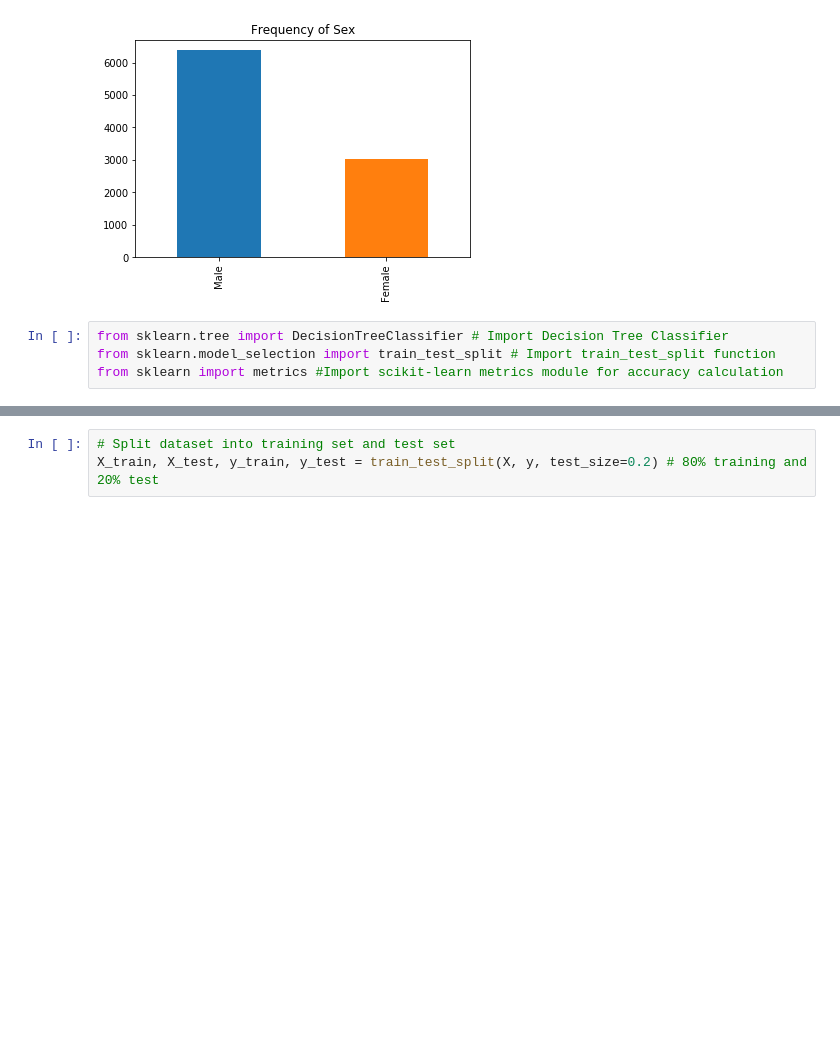
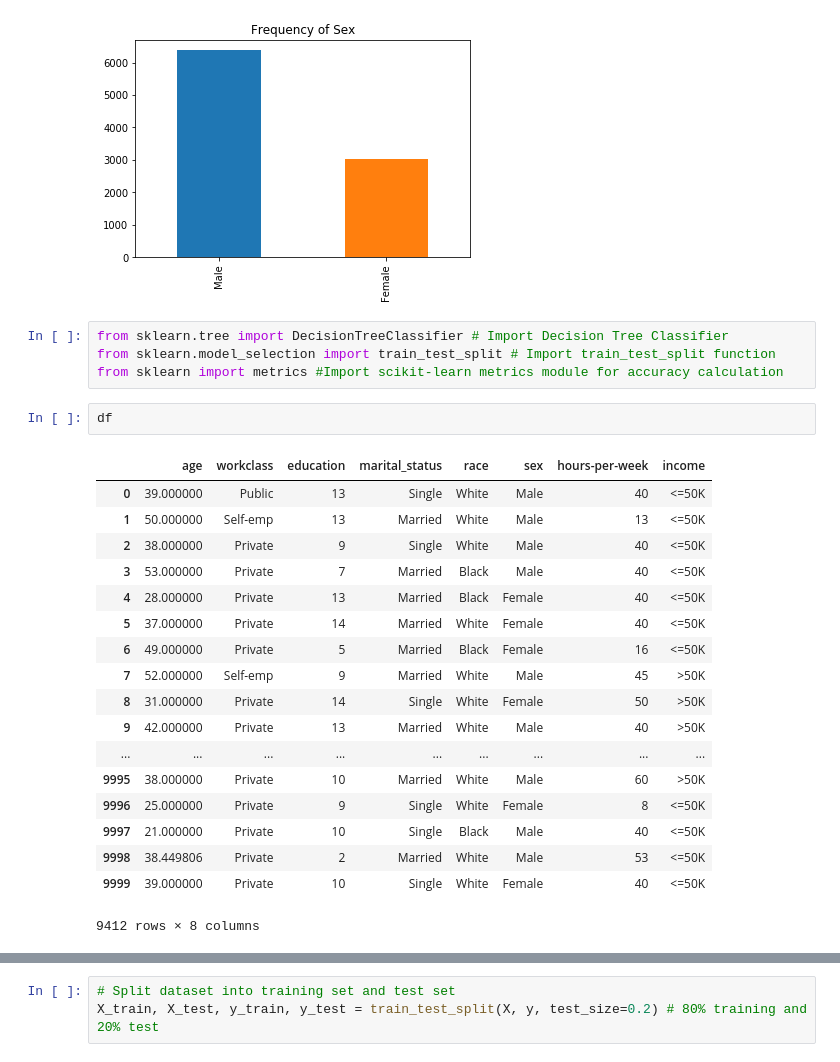
Before and after one commit to jacksonvrieze/DecisionTree, a Jupyter notebook: Assignment2.ipynb, the cells around one changed output, grey strips where cells are left out. Cells and saved outputs as stored; diff of their text form; blank space fills up the shorter version.

```diff
--- a/Assignment2.ipynb
+++ b/Assignment2.ipynb
@@ -148,4 +111,25 @@ df['sex'].value_counts().plot.bar(title = 'Frequency of Sex')
 from sklearn.tree import DecisionTreeClassifier # Import Decision Tree Classifier
 from sklearn.model_selection import train_test_split # Import train_test_split function
 from sklearn import metrics #Import scikit-learn metrics module for accuracy calculation
+# %%
+df
+# %% [output]
+|  | age | workclass | education | marital_status | race | sex | hours-per-week | income |
+| 0 | 39.000000 | Public | 13 | Single | White | Male | 40 | <=50K |
+| 1 | 50.000000 | Self-emp | 13 | Married | White | Male | 13 | <=50K |
+| 2 | 38.000000 | Private | 9 | Single | White | Male | 40 | <=50K |
+| 3 | 53.000000 | Private | 7 | Married | Black | Male | 40 | <=50K |
+| 4 | 28.000000 | Private | 13 | Married | Black | Female | 40 | <=50K |
+| 5 | 37.000000 | Private | 14 | Married | White | Female | 40 | <=50K |
+| 6 | 49.000000 | Private | 5 | Married | Black | Female | 16 | <=50K |
+| 7 | 52.000000 | Self-emp | 9 | Married | White | Male | 45 | >50K |
+| 8 | 31.000000 | Private | 14 | Single | White | Female | 50 | >50K |
+| 9 | 42.000000 | Private | 13 | Married | White | Male | 40 | >50K |
+| ... | ... | ... | ... | ... | ... | ... | ... | ... |
+| 9995 | 38.000000 | Private | 10 | Married | White | Male | 60 | >50K |
+| 9996 | 25.000000 | Private | 9 | Single | White | Female | 8 | <=50K |
+| 9997 | 21.000000 | Private | 10 | Single | Black | Male | 40 | <=50K |
+| 9998 | 38.449806 | Private | 2 | Married | White | Male | 53 | <=50K |
+| 9999 | 39.000000 | Private | 10 | Single | White | Female | 40 | <=50K |
+9412 rows × 8 columns
 # %%
```
Also changed, not shown: parts of 7 cells of this notebook.
